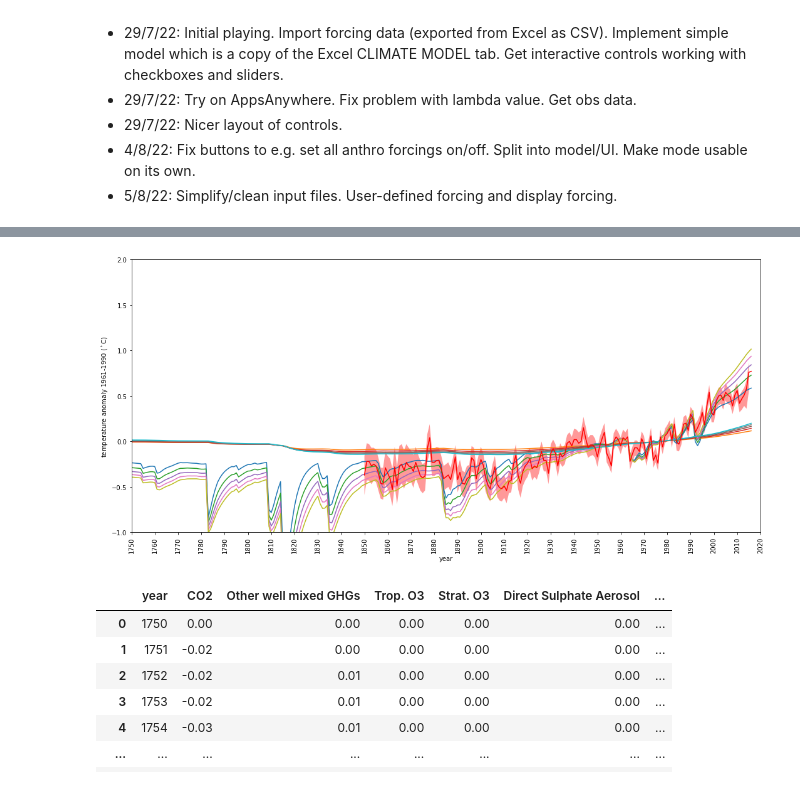
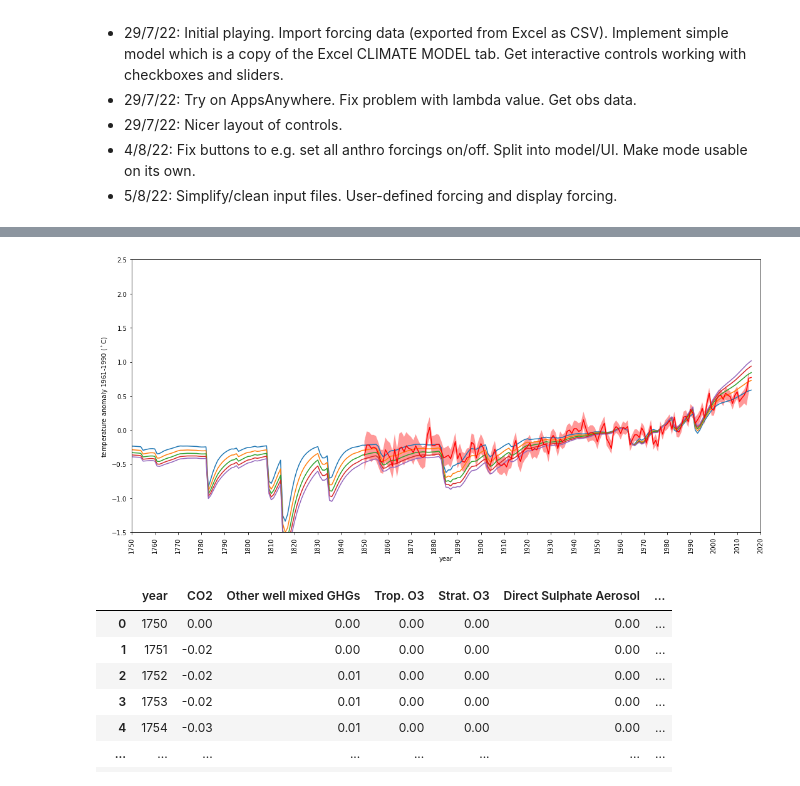
Before and after one commit to markmuetz/two_layer_ocean_climate_model, a Jupyter notebook: climate_model_experimentation.ipynb, the cells around one changed output, grey strips where cells are left out. Cells and saved outputs as stored; diff of their text form; code cells hidden in the pictures.

```diff
--- a/climate_model_experimentation.ipynb
+++ b/climate_model_experimentation.ipynb
@@ -50,7 +50,7 @@ ui.display()
 VBox(children=(Dropdown(description='Future scenaro:', layout=Layout(grid_area='widget001'), options=(None, 'S…
 [interactive output not drawn]
 # %%
-method = '3xCO2'
+method = 'pulse'
 
 if method == 'step':
     # Turn on forcing at 1850:
@@ -70,5 +70,5 @@ else:
     raise Exception(f'Unknown method: {method}')
 
 model.run_model(total_forcing=total_forcing)
-model.plot()
+model.plot(show_equilibrium=False)
 # %% [output]
@@ -76,12 +76,12 @@ model.plot()
 # %%
 fig, ax = plt.subplots()
 fig.set_size_inches((18, 8))
 for lam in np.linspace(0.4, 1, 5):
     model.run_model(lam=lam)
-    model.plot(ax=ax, show_forcing=False)
+    model.plot(ax1=ax, show_forcing=False, show_equilibrium=False)
 model.base_plot(ax=ax)
 # %% [output]
-[figure, old version]
+[figure, new version]
 # %%
 model.forcings
 # %% [output]
```
Also changed, not shown: parts of 1 cell of this notebook, 6 other files.
